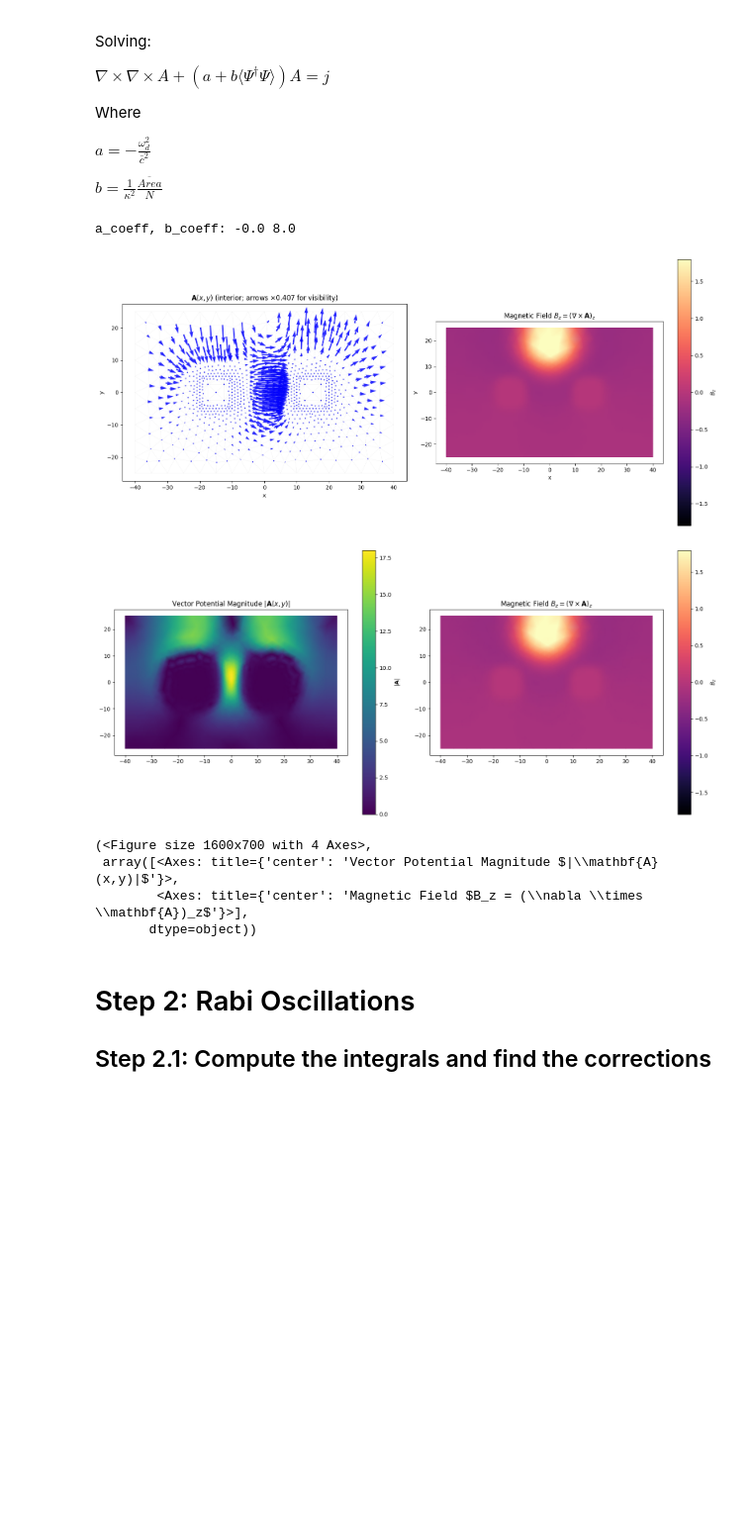
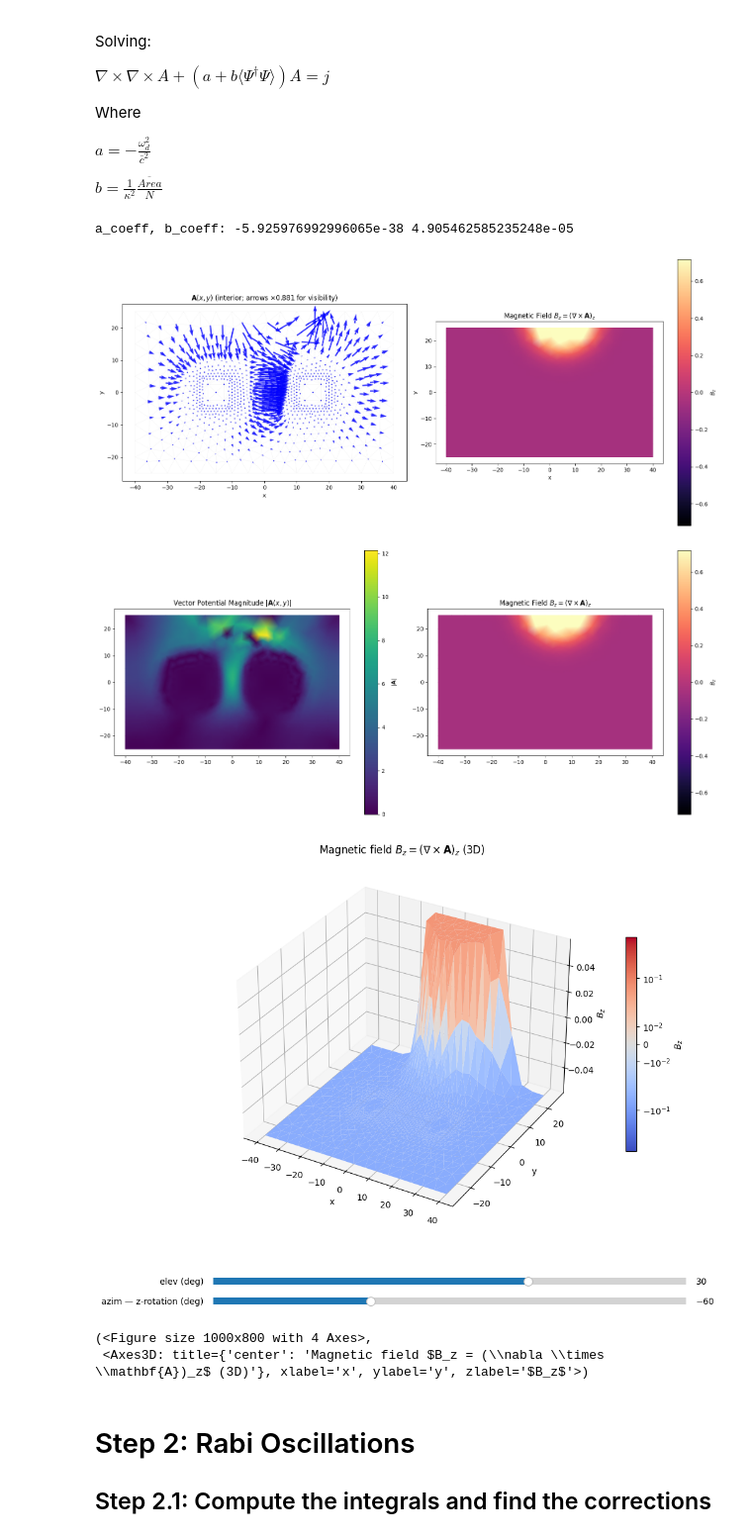
Before and after one commit to vcaipu/cqednumerics, a Jupyter notebook: RabiLondon/2DMaxwells.ipynb, the cells around one changed output. Shown at 99% size. Saved outputs shown, nothing was run; the diff lists cells and outputs as text; code cells hidden in the pictures; blank space fills up the shorter version.

Commit message:
Find kappa and c_bar

```diff
--- a/RabiLondon/2DMaxwells.ipynb
+++ b/RabiLondon/2DMaxwells.ipynb
@@ -57,15 +57,19 @@ from scipy.sparse.linalg import spsolve
 from skfem import MeshTri, ElementTriN1, ElementTriN2, ElementTriP1, ElementTriP2, Basis, BilinearForm, LinearForm, asm, condense
 from skfem.helpers import curl, dot
 
-omega_d = 0
-c_bar = 137.036
-kappa = 1
+omega_d = 1.87
+c_bar = 7.681775769968403e18
+kappa = 403.8359796590388
 area = 800
 N_area = 100  # only for b_coeff; do not confuse with pickled particle count
 
 a_coeff = - (omega_d/c_bar)**2
 b_coeff = 1/(kappa**2) * area / N_area
 print("a_coeff, b_coeff:", a_coeff, b_coeff)
+
+source_coord = (5.0, 30.0)
+sigma = 10.0
+m = 1000 # Magnitude of drive.
 
 ########################################################
 # Solver Below
@@ -87,13 +91,6 @@ psi_exp = (u_left **2 + u_right**2) * N / 2 + epsilon
 
 # Strip current on the left (like the working "Initial Test" cell), not a point delta — fills the domain with B.
 # On MeshTri2, mesh.p includes midside nodes; P1 nodal DOFs are basis_nodal.N == mesh.nvertices in the *vertex* sense.
-# Search closest dof in basis_nodal.doflocs and size b_* with basis_nodal.N so interpolate() agrees.
-source_coord = (0.0, 30.0)
-source_coord_arr = np.array(source_coord).reshape(2, 1)
-dof_xy = basis_nodal.doflocs
-closest_node_index = int(np.argmin(np.sum((dof_xy - source_coord_arr) ** 2, axis=0)))
-b_nodal_values = np.zeros((2, basis_nodal.N))
-b_nodal_values[1, closest_node_index] = 1.0
 
 @BilinearForm
 def bilinear_form(u,v,w):
@@ -104,47 +101,55 @@ def bilinear_form(u,v,w):
 @LinearForm
 def general_source(v, w):
     b_vec = np.array([w['bx'], w['by']])
     return dot(b_vec, v)
 
 @LinearForm
 def dipole_source(v, w):
     x = w.x[0]
     y = w.x[1]
-    x0, y0 = 0.0, 20.0
-    sigma = 10.0
-    m = 1000
+    x0, y0 = source_coord
     M = (m / (np.pi * sigma**2)) * np.exp(-((x - x0)**2 + (y - y0)**2) / sigma**2)
     Jx = -M * 2 * (y - y0) / sigma**2
     Jy =  M * 2 * (x - x0) / sigma**2
     J_vec = np.array([Jx, Jy])
     return dot(J_vec, v)
 
 A_matrix = asm(bilinear_form, basis_edge,
                psi_exp=femsystem.basis.interpolate(np.asarray(psi_exp, dtype=np.float64)))
 
-b_vector = asm(general_source, basis_edge,
-               bx=basis_nodal.interpolate(b_nodal_values[0,:]),
-               by=basis_nodal.interpolate(b_nodal_values[1,:]))
 
 b_vector = asm(dipole_source, basis_edge)
+
+
+# Delta function Source, comment this out for Gaussian Source
+# Search closest dof in basis_nodal.doflocs and size b_* with basis_nodal.N so interpolate() agrees.
+# source_coord = (0.0, 30.0)
+# source_coord_arr = np.array(source_coord).reshape(2, 1)
+# dof_xy = basis_nodal.doflocs
+# closest_node_index = int(np.argmin(np.sum((dof_xy - source_coord_arr) ** 2, axis=0)))
+# b_nodal_values = np.zeros((2, basis_nodal.N))
+# b_nodal_values[1, closest_node_index] = 1.0
+# b_vector = asm(general_source, basis_edge,
+#                bx=basis_nodal.interpolate(b_nodal_values[0,:]),
+#                by=basis_nodal.interpolate(b_nodal_values[1,:]))
 
 A_sol = np.zeros(basis_edge.N)
 D = basis_edge.get_dofs().all()
 A_int, b_int, x_int, I = condense(A_matrix, b_vector, D=D)
 A_sol[I] = spsolve(A_int, b_int)
 
 vis = VisualizeVF(mesh, basis_edge, A_sol)
 fig, ax = vis.visualize_vf(A_sol, bz_symmetric_percentile=99.0)
 vis.visualize_vf_mag(A_sol, bz_symmetric_percentile=99.0)
-# vis.visualize_bz_surface(A_sol, bz_symmetric_percentile=99.0)
+
+vis.visualize_bz_surface(A_sol, bz_symmetric_percentile=99.0)
 # %% [output]
-a_coeff, b_coeff: -0.0 8.0
+a_coeff, b_coeff: -5.925976992996065e-38 4.905462585235248e-05
-[figure, old version]
+[figure, new version]
-[figure, old version]
+[figure, new version]
+[figure, added]
-(<Figure size 1600x700 with 4 Axes>,
- array([<Axes: title={'center': 'Vector Potential Magnitude $|\\mathbf{A}(x,y)|$'}>,
-        <Axes: title={'center': 'Magnetic Field $B_z = (\\nabla \\times \\mathbf{A})_z$'}>],
-       dtype=object))
+(<Figure size 1000x800 with 4 Axes>,
+ <Axes3D: title={'center': 'Magnetic field $B_z = (\\nabla \\times \\mathbf{A})_z$ (3D)'}, xlabel='x', ylabel='y', zlabel='$B_z$'>)
 # %% [markdown]
 # Step 2: Rabi Oscillations
 
```
Also changed, not shown: parts of 4 cells of this notebook, 1 other file.
